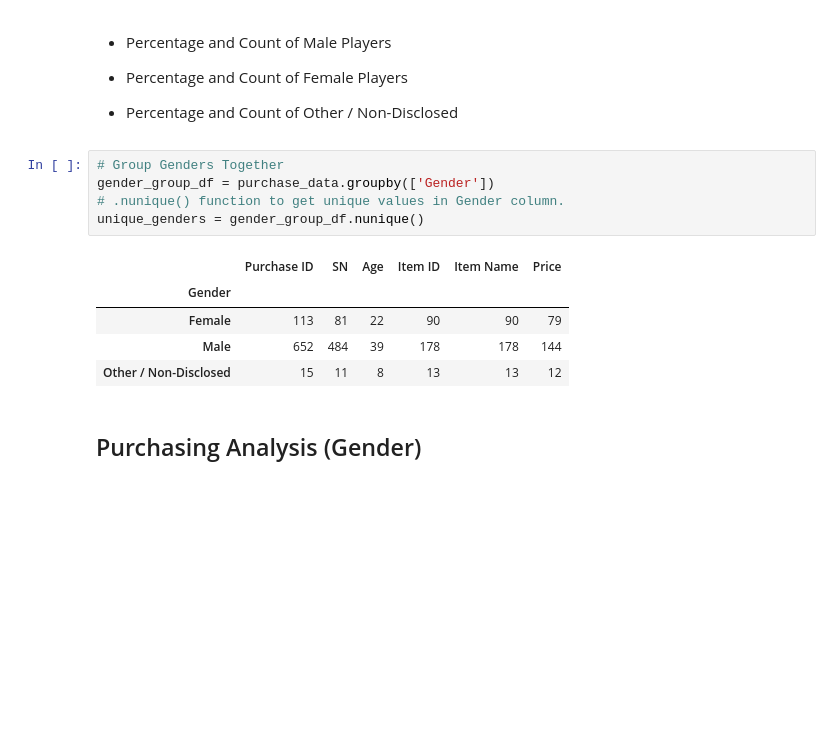
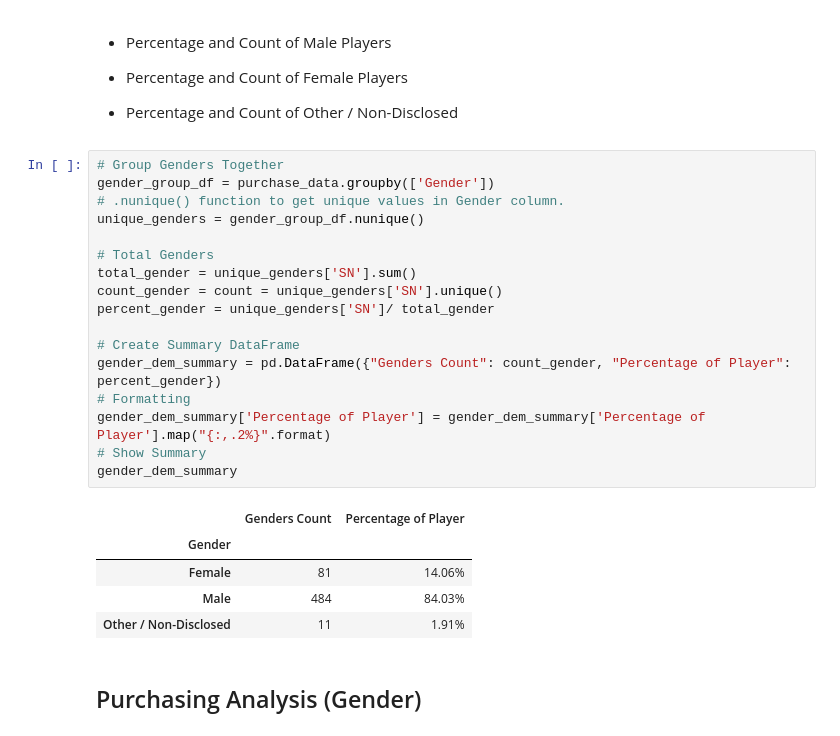
Before and after one commit to josephchancey/Game-Studio-Data-Analysis, a Jupyter notebook: HeroesOfPymoli_game_analysis.ipynb, the cells around one changed output. Saved outputs shown, nothing was run; the diff lists cells and outputs as text; blank space fills up the shorter version.

Commit message:
Add gender demographic analysis

```diff
--- a/HeroesOfPymoli_game_analysis.ipynb
+++ b/HeroesOfPymoli_game_analysis.ipynb
@@ -105,14 +105,26 @@ purchase_summary
 # %%
 # Group Genders Together
 gender_group_df = purchase_data.groupby(['Gender'])
 # .nunique() function to get unique values in Gender column.
 unique_genders = gender_group_df.nunique()
+
+# Total Genders
+total_gender = unique_genders['SN'].sum()
+count_gender = count = unique_genders['SN'].unique()
+percent_gender = unique_genders['SN']/ total_gender
+
+# Create Summary DataFrame
+gender_dem_summary = pd.DataFrame({"Genders Count": count_gender, "Percentage of Player": percent_gender})
+# Formatting
+gender_dem_summary['Percentage of Player'] = gender_dem_summary['Percentage of Player'].map("{:,.2%}".format)
+# Show Summary
+gender_dem_summary
 # %% [output]
-|  | Purchase ID | SN | Age | Item ID | Item Name | Price |
-| Gender |  |  |  |  |  |  |
-| Female | 113 | 81 | 22 | 90 | 90 | 79 |
-| Male | 652 | 484 | 39 | 178 | 178 | 144 |
-| Other / Non-Disclosed | 15 | 11 | 8 | 13 | 13 | 12 |
+|  | Genders Count | Percentage of Player |
+| Gender |  |  |
+| Female | 81 | 14.06% |
+| Male | 484 | 84.03% |
+| Other / Non-Disclosed | 11 | 1.91% |
 # %% [markdown]
 
 ## Purchasing Analysis (Gender)
```
